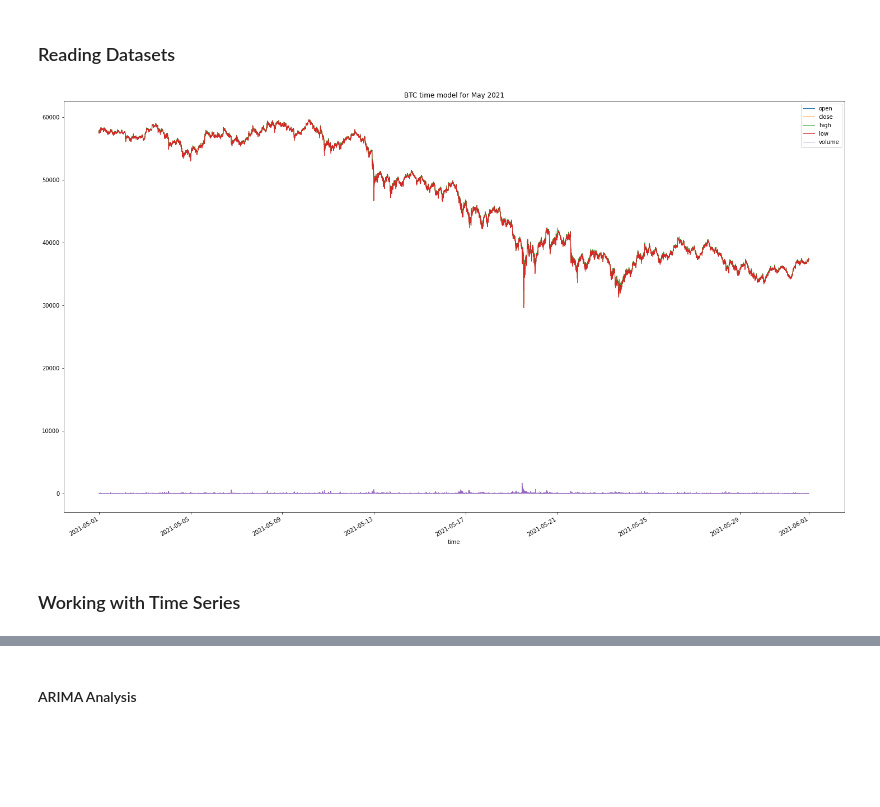
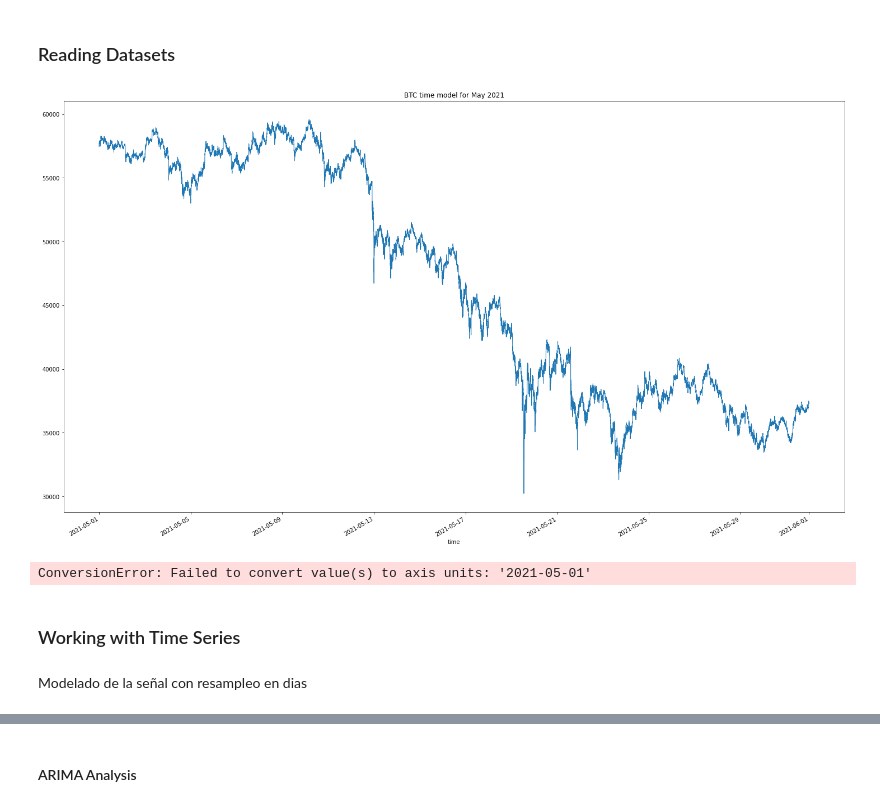
Before and after one commit to sebastianchaves/tp-ps-2021, a Jupyter notebook: trabajo-practico.ipynb, the cells around one changed output, grey strips where cells are left out. Cells and saved outputs as stored; diff of their text form; code cells hidden in the pictures; blank space fills up the shorter version.

```diff
--- a/trabajo-practico.ipynb
+++ b/trabajo-practico.ipynb
@@ -86,17 +86,17 @@ BadZipFile: File is not a zip file
 # %%
 df = pd.read_csv("./btcusd/btcusd.csv")
 df['time'] = pd.to_datetime(df['time'], unit='ms')
 df = df.set_index('time')
 
 dfMay = df.loc['2021-05-01':'2021-05-31']
 
 plt.rcParams['figure.figsize'] = (25,15)
 plt.rcParams['lines.linewidth'] = 1
-ax = dfMay.plot()
+ax = dfMay['close'].plot()
 ax.set_title('BTC time model for May 2021')
 plt.show()
 # %% [output]
-[figure, old version]
+[figure, new version]
 # %%
 df['close_mean'] = df['close'].rolling(14).mean()
 df['close_std'] = df['close'].rolling(14).std()
@@ -109,8 +109,12 @@ plt.rcParams['lines.linewidth'] = 1
 ax = df['close'].plot()
 ax.set_title('BTC time model for May 2021')
 plt.show()
+# %% [output]
+ConversionError: Failed to convert value(s) to axis units: '2021-05-01'
 # %% [markdown]
 ### Working with Time Series
+# %% [markdown]
+Modelado de la señal con resampleo en dias
 # %%
 df = pd.read_csv("./btcusd/btcusd.csv")
 df['time'] = pd.to_datetime(df['time'], unit='ms')
```
Also changed, not shown: parts of 12 cells of this notebook.
